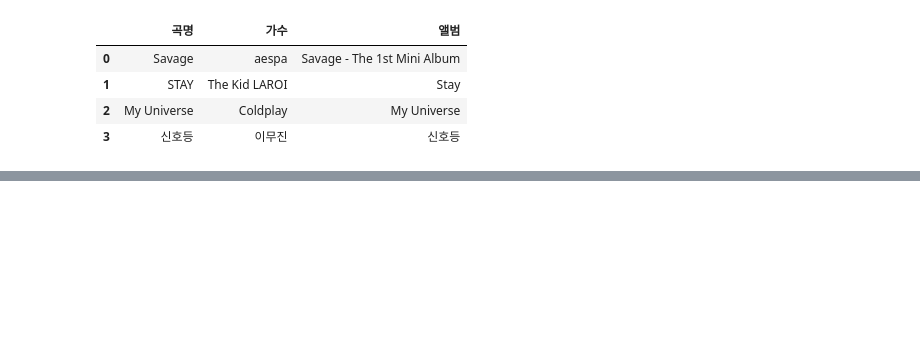
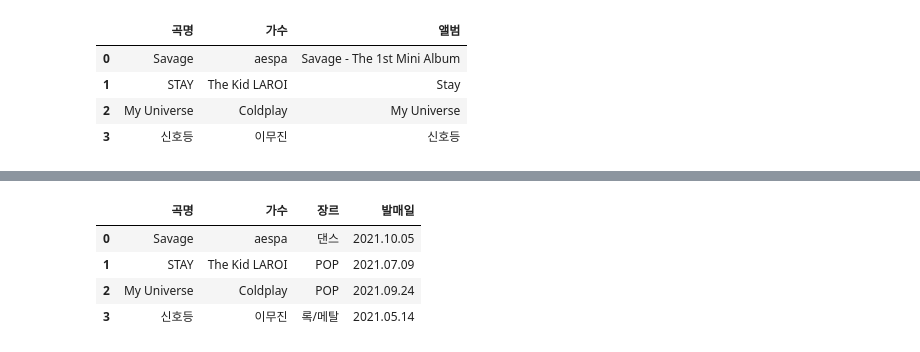
Before and after one commit to myvega2k/kosta_webscraping, a Jupyter notebook: 04.Melon100Chart 스크래핑.ipynb, the cells around one changed output, grey strips where cells are left out. Drawn from its saved outputs; the diff is of its cells as text; code cells hidden in the pictures; blank space fills up the shorter version.

```diff
--- a/04.Melon100Chart 스크래핑.ipynb
+++ b/04.Melon100Chart 스크래핑.ipynb
@@ -338,0 +366,8 @@ song_df.iloc[0:4,0:4]
+# %%
+song_df.loc[0:3,['곡명','가수','장르','발매일']]
+# %% [output]
+|  | 곡명 | 가수 | 장르 | 발매일 |
+| 0 | Savage | aespa | 댄스 | 2021.10.05 |
+| 1 | STAY | The Kid LAROI | POP | 2021.07.09 |
+| 2 | My Universe | Coldplay | POP | 2021.09.24 |
+| 3 | 신호등 | 이무진 | 록/메탈 | 2021.05.14 |
```
Also changed, not shown: parts of 5 cells of this notebook.
